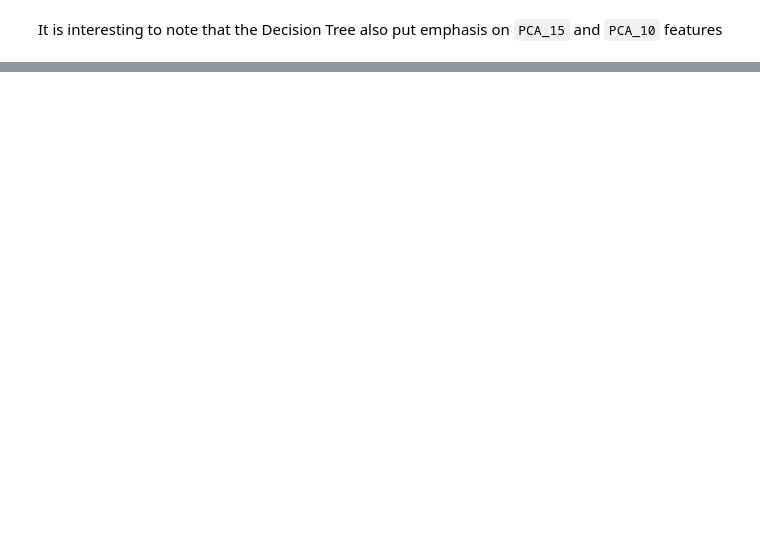
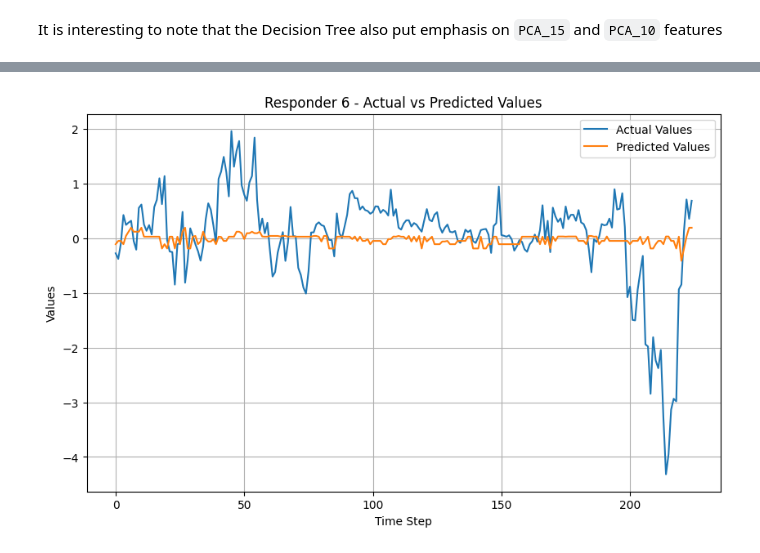
Before and after one commit to nkenny160/ecen-520-final-project, a Jupyter notebook: Jane_Street_Merge.ipynb, the cells around one changed output, grey strips where cells are left out. Cells and saved outputs as stored; diff of their text form; code cells hidden in the pictures; blank space fills up the shorter version.

```diff
--- a/Jane_Street_Merge.ipynb
+++ b/Jane_Street_Merge.ipynb
@@ -1103,0 +1145,5 @@ It is interesting to note that the Decision Tree also put emphasis on `PCA_15` a
+# %%
+responder_6_predictions = regressors['Decision Tree'].predict(sample_data)
+plot(responder_6_predictions)
+# %% [output]
+[figure, added]
```
Also changed, not shown: parts of 18 cells of this notebook.
